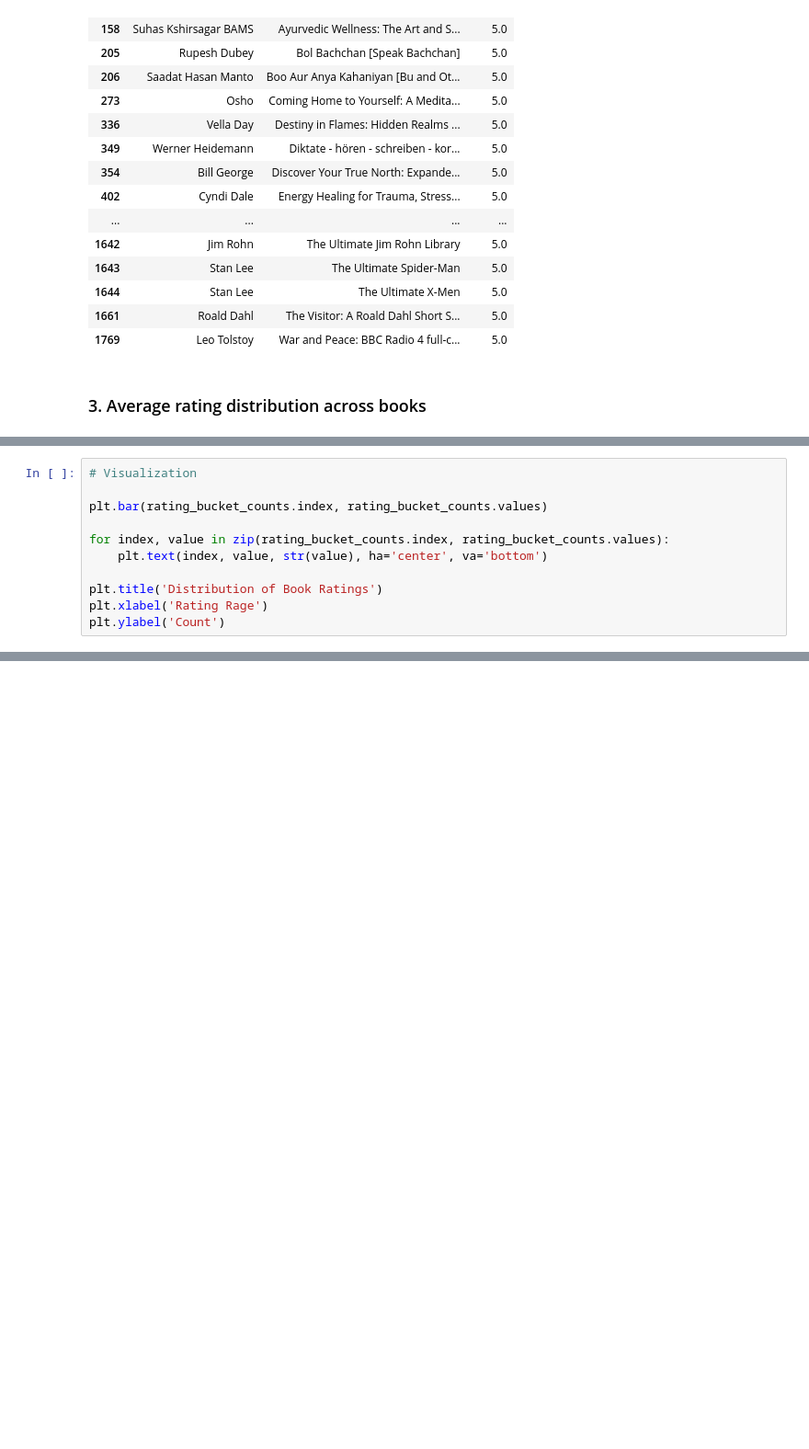
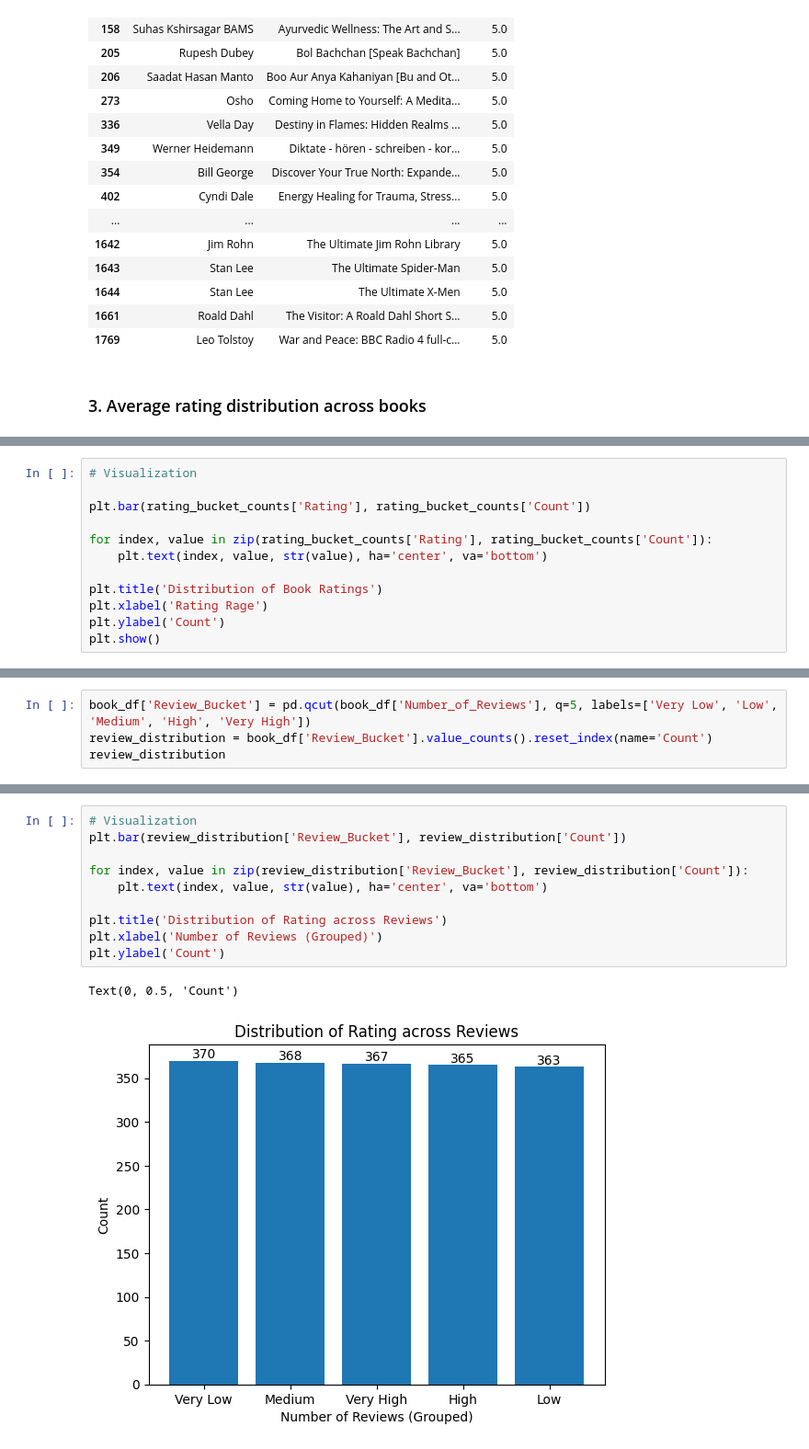
Before and after one commit to JS-Tharun/Intelligent-Book-Recommendations-System, a Jupyter notebook: notebooks/notebook.ipynb, the cells around one changed output, grey strips where cells are left out. Shown at 92% size. Saved outputs shown, nothing was run; the diff lists cells and outputs as text; blank space fills up the shorter version.

```diff
--- a/notebooks/notebook.ipynb
+++ b/notebooks/notebook.ipynb
@@ -525,12 +526,13 @@ Name: count, dtype: int64
 # %%
 # Visualization
 
-plt.bar(rating_bucket_counts.index, rating_bucket_counts.values)
+plt.bar(rating_bucket_counts['Rating'], rating_bucket_counts['Count'])
 
-for index, value in zip(rating_bucket_counts.index, rating_bucket_counts.values):
+for index, value in zip(rating_bucket_counts['Rating'], rating_bucket_counts['Count']):
     plt.text(index, value, str(value), ha='center', va='bottom')
 
 plt.title('Distribution of Book Ratings')
 plt.xlabel('Rating Rage')
 plt.ylabel('Count')
+plt.show()
 # %% [output]
@@ -538,0 +542,4 @@ Text(0, 0.5, 'Count')
+# %%
+book_df['Review_Bucket'] = pd.qcut(book_df['Number_of_Reviews'], q=5, labels=['Very Low', 'Low', 'Medium', 'High', 'Very High'])
+review_distribution = book_df['Review_Bucket'].value_counts().reset_index(name='Count')
+review_distribution
@@ -538,0 +553,13 @@ Text(0, 0.5, 'Count')
+# %%
+# Visualization
+plt.bar(review_distribution['Review_Bucket'], review_distribution['Count'])
+
+for index, value in zip(review_distribution['Review_Bucket'], review_distribution['Count']):
+    plt.text(index, value, str(value), ha='center', va='bottom')
+
+plt.title('Distribution of Rating across Reviews')
+plt.xlabel('Number of Reviews (Grouped)')
+plt.ylabel('Count')
+# %% [output]
+Text(0, 0.5, 'Count')
+[figure, added]
```
Also changed, not shown: parts of 5 cells of this notebook.
